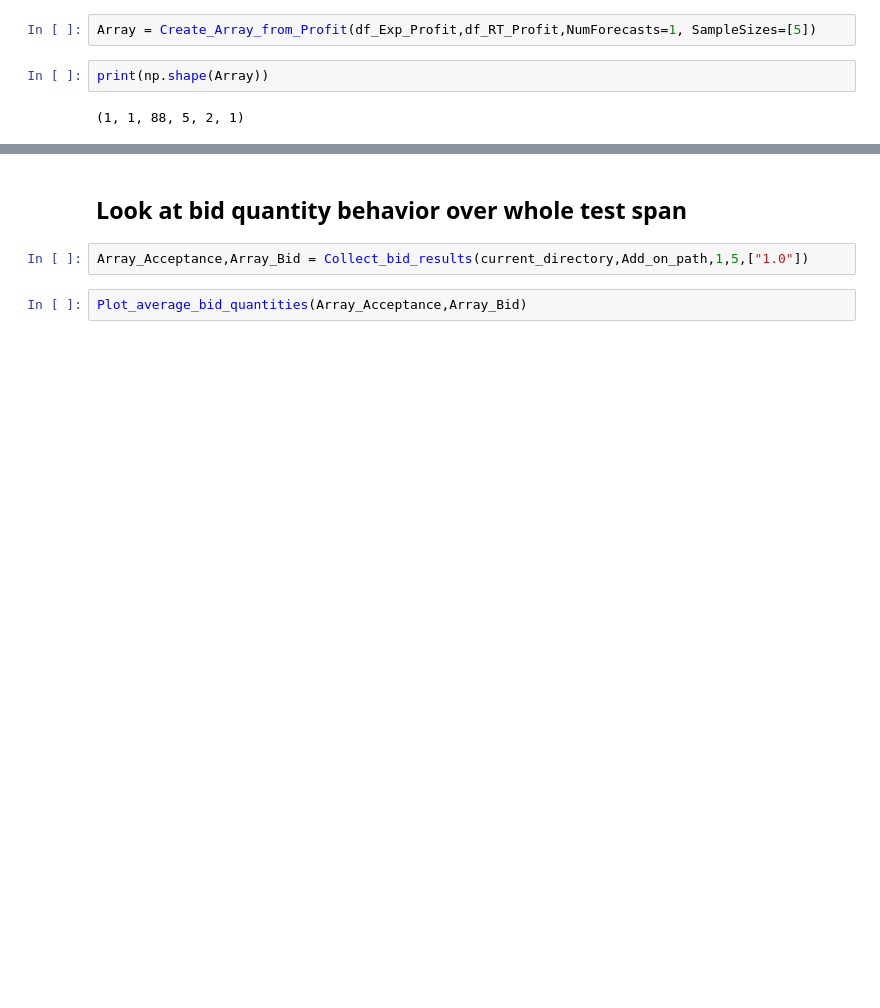
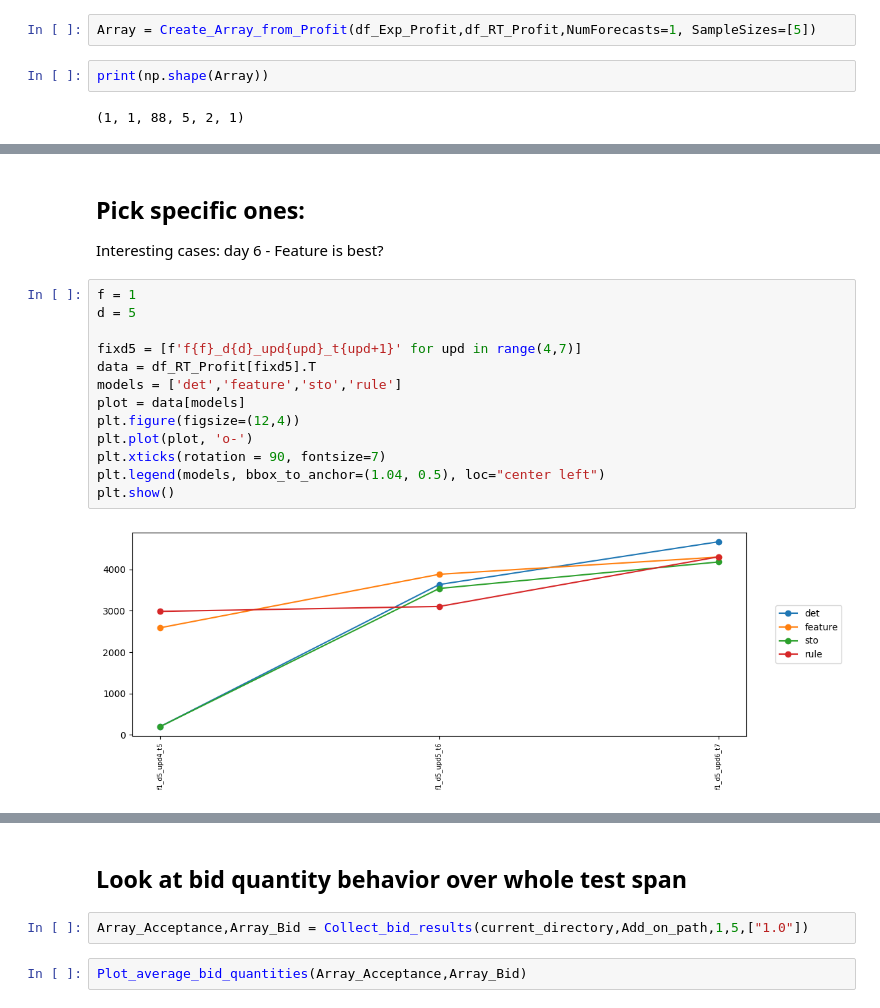
Before and after one commit to junesooshin/lightenup, a Jupyter notebook: Model and Result Examination/Results - Base case - GA.ipynb, the cells around one changed output, grey strips where cells are left out. Saved outputs shown, nothing was run; the diff lists cells and outputs as text; blank space fills up the shorter version.

Commit message:
Base case

```diff
--- a/Model and Result Examination/Results - Base case - GA.ipynb
+++ b/Model and Result Examination/Results - Base case - GA.ipynb
@@ -86,0 +86,20 @@ plot_each_test_day_Profit(data_RT,['rule','det','sto','feature'],x_axis,'steps-m
+# %% [markdown]
+## Pick specific ones:
+
+Interesting cases:
+day 6 - Feature is best?
+# %%
+f = 1
+d = 5
+
+fixd5 = [f'f{f}_d{d}_upd{upd}_t{upd+1}' for upd in range(4,7)]
+data = df_RT_Profit[fixd5].T
+models = ['det','feature','sto','rule']
+plot = data[models]
+plt.figure(figsize=(12,4))
+plt.plot(plot, 'o-')
+plt.xticks(rotation = 90, fontsize=7)
+plt.legend(models, bbox_to_anchor=(1.04, 0.5), loc="center left")
+plt.show()
+# %% [output]
+[figure, added]
```
Also changed, not shown: parts of 13 cells of this notebook.
